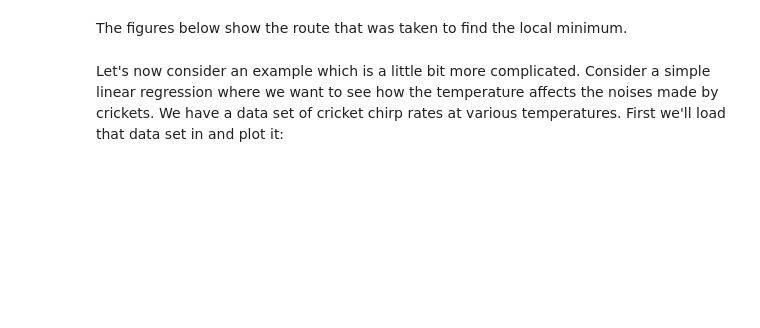
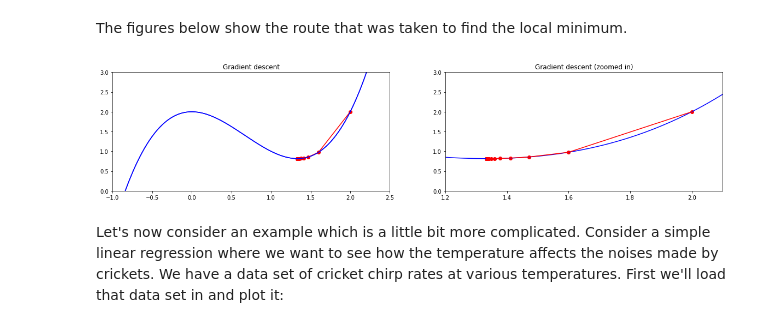
Before and after one commit to d9w/computational_intelligence, a Jupyter notebook: notebooks/11 Gradient Descent.ipynb, the cells around one changed output. Saved outputs shown, nothing was run; the diff lists cells and outputs as text; code cells hidden in the pictures; blank space fills up the shorter version.

```diff
--- a/notebooks/11 Gradient Descent.ipynb
+++ b/notebooks/11 Gradient Descent.ipynb
@@ -71,23 +82,25 @@ print("Number of steps:", len(x_list))
 # %% [markdown]
 The figures below show the route that was taken to find the local minimum.
 # %%
-plt.figure(figsize=[10,3])
+plt.figure(figsize=[20,4])
 plt.subplot(1,2,1)
 plt.plot(x,f(x), c="b")
 plt.scatter(x_list,y_list,c="r")
 plt.plot(x_list,y_list,c="r")
 plt.plot(x,f(x), c="b")
 plt.xlim([-1,2.5])
 plt.ylim([0,3])
 plt.title("Gradient descent")
 plt.subplot(1,2,2)
 plt.plot(x,f(x), c="b")
 plt.scatter(x_list,y_list,c="r")
 plt.plot(x_list,y_list,c="r")
 plt.xlim([1.2,2.1])
 plt.ylim([0,3])
 plt.title("Gradient descent (zoomed in)")
 plt.show()
+# %% [output]
+[figure, added]
 # %% [markdown]
 Let's now consider an example which is a little bit more complicated. Consider a simple linear regression where we want to see how the temperature affects the noises made by crickets. We have a data set of cricket chirp rates at various temperatures. First we'll load that data set in and plot it:
 # %%
```
Also changed, not shown: parts of 27 cells of this notebook, 7 other files.
